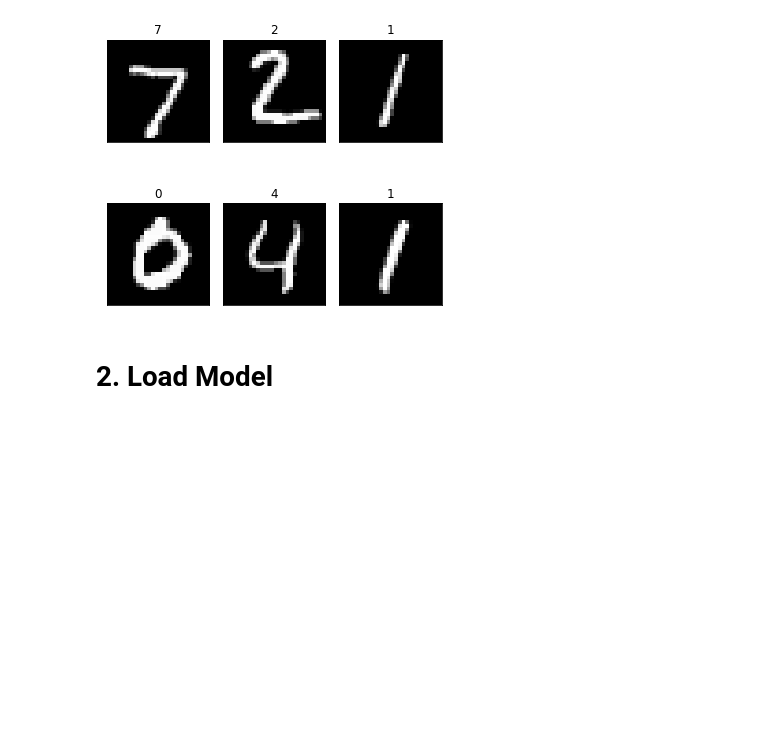
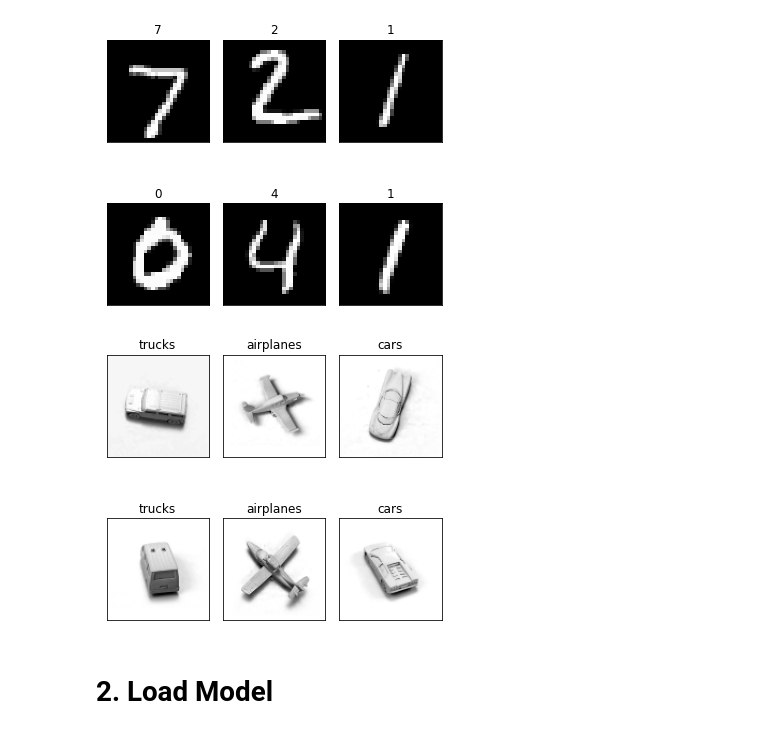
Before and after one commit to zTsugumi/BMSTU_diplom, a Jupyter notebook: CapsNet_Train.ipynb, the cells around one changed output. Cells and saved outputs as stored; diff of their text form; code cells hidden in the pictures; blank space fills up the shorter version.

```diff
--- a/CapsNet_Train.ipynb
+++ b/CapsNet_Train.ipynb
@@ -21,10 +22,13 @@ plot_image(dataset_1.x_test[:6,...,0], dataset_1.y_test[:6], dataset_1.class_nam
 # %% [output]
 [figure]
+# %%
+data_name_2 = 'SMALLNORB'
+dataset_2 = Dataset(data_name_2)
 # %%
-# data_name_2 = 'SMALLNORB'
-# dataset_2 = Dataset(data_name_2)
-
-# plot_image(dataset_2.x_test[:6,...,0], dataset_2.y_test[:6], dataset_2.class_names)
+n_img = 6
+plot_image(dataset_2.x_test[:n_img], dataset_2.y_test[:n_img], dataset_2.class_names, n_img)
+# %% [output]
+[figure, added]
 # %% [markdown]
 # 2. Load Model
 # %%
```
Also changed, not shown: parts of 5 cells of this notebook, 6 other files.
